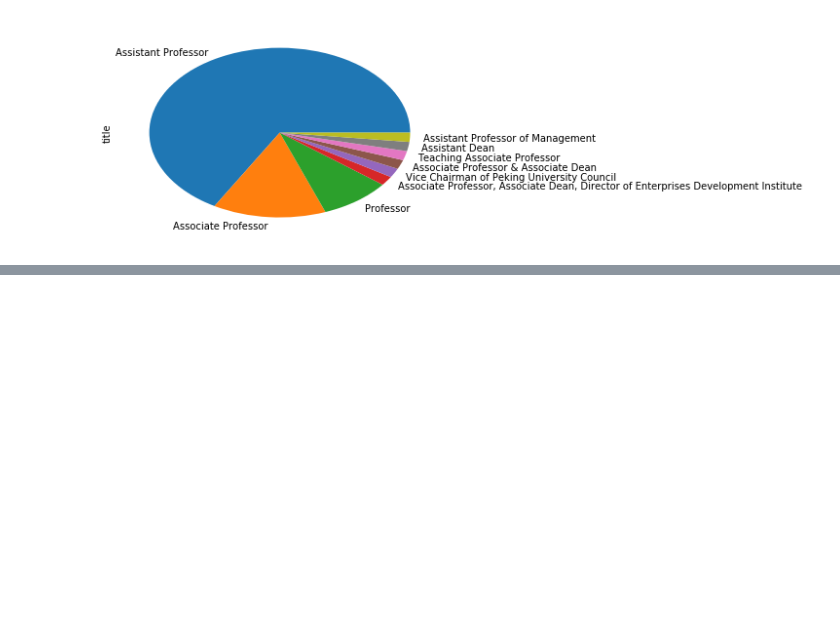
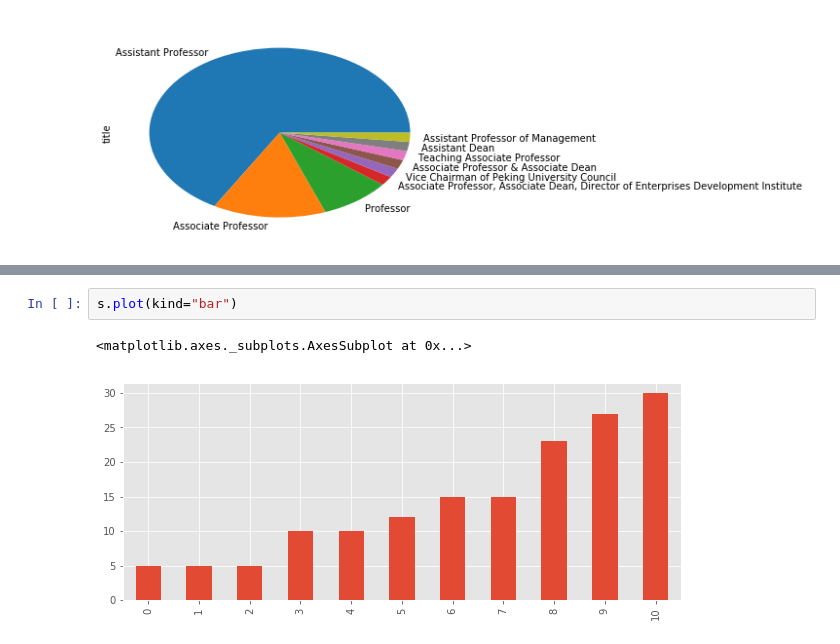
Before and after one commit to aparrish/dmep-python-intro, a Jupyter notebook: notes-20170725.ipynb, the cells around one changed output, grey strips where cells are left out. Cells and saved outputs as stored; diff of their text form; blank space fills up the shorter version.

```diff
--- a/notes-20170725.ipynb
+++ b/notes-20170725.ipynb
@@ -313,0 +408,5 @@ twython                   3.5.0                    py36_0    conda-forge
+# %%
+s.plot(kind="bar")
+# %% [output]
+<matplotlib.axes._subplots.AxesSubplot at 0x...>
+[figure, added]
```
Also changed, not shown: parts of 61 cells of this notebook.
